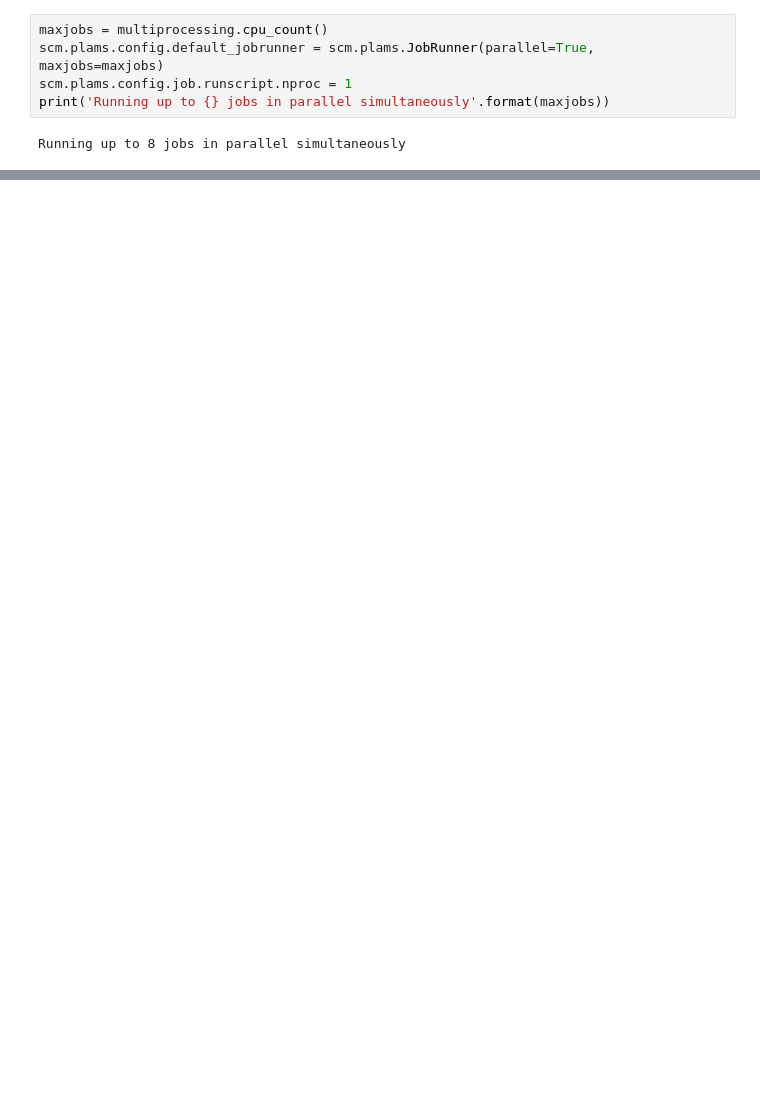
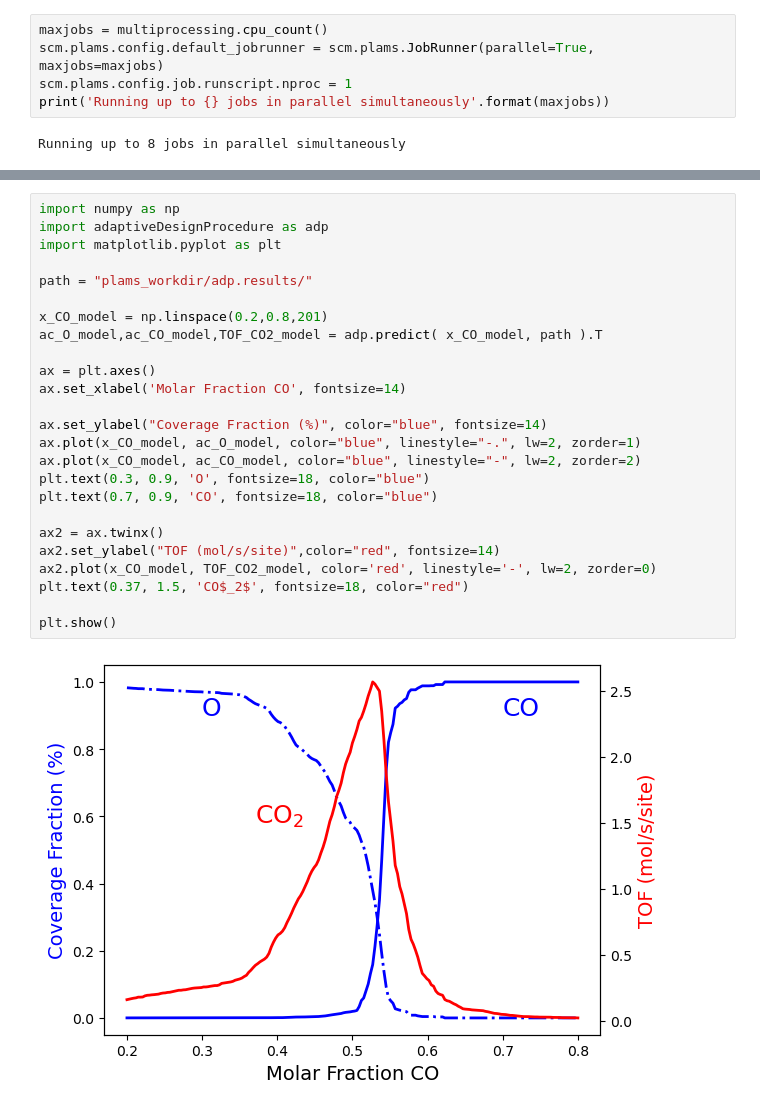
Before and after one commit to SCM-NV/pyZacros, a Jupyter notebook: examples/ZiffGulariBarshad/PhaseTransitions-ADP.ipynb, the cells around one changed output, grey strips where cells are left out. Cells and saved outputs as stored; diff of their text form; blank space fills up the shorter version.

```diff
--- a/examples/ZiffGulariBarshad/PhaseTransitions-ADP.ipynb
+++ b/examples/ZiffGulariBarshad/PhaseTransitions-ADP.ipynb
@@ -393,0 +327,27 @@ scm.pyzacros.finish()
+# %%
+import numpy as np
+import adaptiveDesignProcedure as adp
+import matplotlib.pyplot as plt
+
+path = "plams_workdir/adp.results/"
+
+x_CO_model = np.linspace(0.2,0.8,201)
+ac_O_model,ac_CO_model,TOF_CO2_model = adp.predict( x_CO_model, path ).T
+
+ax = plt.axes()
+ax.set_xlabel('Molar Fraction CO', fontsize=14)
+
+ax.set_ylabel("Coverage Fraction (%)", color="blue", fontsize=14)
+ax.plot(x_CO_model, ac_O_model, color="blue", linestyle="-.", lw=2, zorder=1)
+ax.plot(x_CO_model, ac_CO_model, color="blue", linestyle="-", lw=2, zorder=2)
+plt.text(0.3, 0.9, 'O', fontsize=18, color="blue")
+plt.text(0.7, 0.9, 'CO', fontsize=18, color="blue")
+
+ax2 = ax.twinx()
+ax2.set_ylabel("TOF (mol/s/site)",color="red", fontsize=14)
+ax2.plot(x_CO_model, TOF_CO2_model, color='red', linestyle='-', lw=2, zorder=0)
+plt.text(0.37, 1.5, 'CO$_2$', fontsize=18, color="red")
+
+plt.show()
+# %% [output]
+[figure, added]
```
Also changed, not shown: parts of 26 cells of this notebook, 23 other files.
